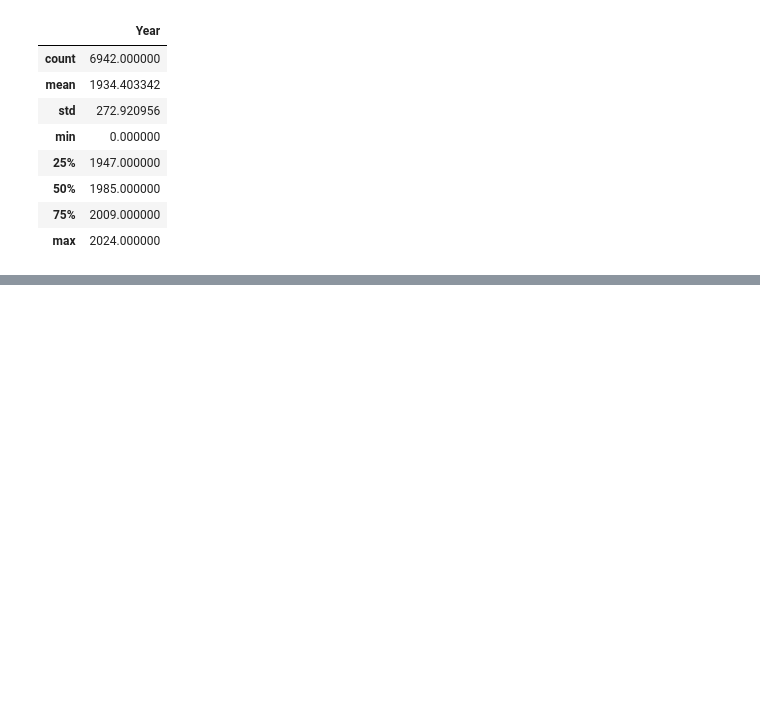
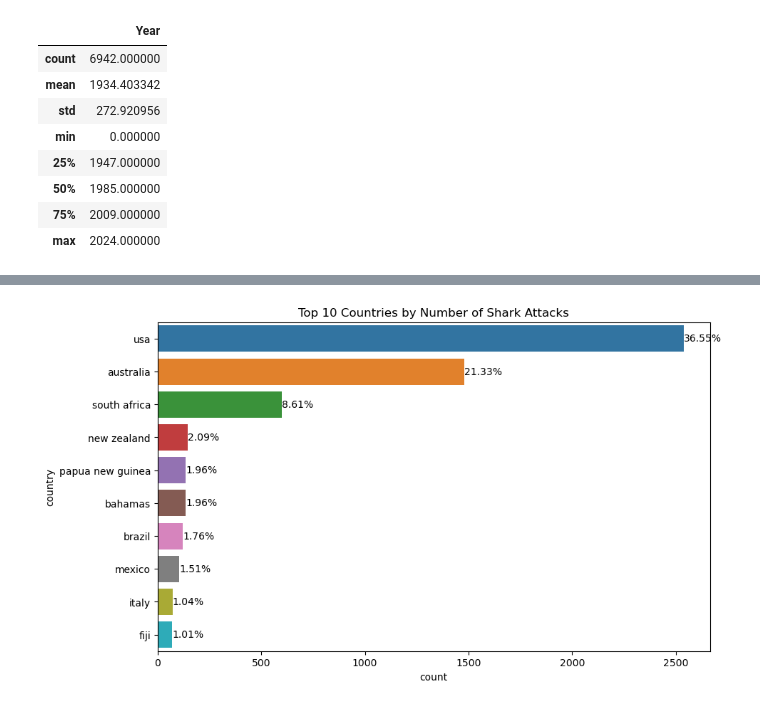
Before and after one commit to NGravereaux/sharks_attack_T3_P1, a Jupyter notebook: main.ipynb, the cells around one changed output, grey strips where cells are left out. Saved outputs shown, nothing was run; the diff lists cells and outputs as text; code cells hidden in the pictures; blank space fills up the shorter version.

Commit message:
Formatting and cleaning done, insights and visualization started

```diff
--- a/main.ipynb
+++ b/main.ipynb
@@ -357,0 +753,3 @@ sns.countplot(x='country', data=df_edit)
+# %%
+df1['sex'] = df1['sex'].replace(["M ", " M","lli", "M x 2", "N", "."],"M" )
+df1['sex'].value_counts()
@@ -357,0 +764,4 @@ sns.countplot(x='country', data=df_edit)
+# %%
+df1['sex'] = df1['sex'].fillna('Unknown')
+unknown_count = df1['sex'].value_counts().get('Unknown', 0)
+unknown_count
@@ -357,0 +772,3 @@ sns.countplot(x='country', data=df_edit)
+# %%
+df_cleaned = df1.copy()
+df_cleaned.shape
@@ -357,0 +785,3 @@ sns.countplot(x='country', data=df_edit)
+# %%
+
+df_cleaned = df_cleaned.sort_values(by='year_cleaned')
@@ -357,0 +802,24 @@ sns.countplot(x='country', data=df_edit)
+# %%
+import seaborn as sns
+import matplotlib.pyplot as plt
+
+# Assuming df_cleaned is your DataFrame and 'country' is the column you want to visualize
+top_10_countries = df_cleaned['country'].value_counts().nlargest(10)
+sorted_countries = top_10_countries.index
+total_attacks = df_cleaned['country'].value_counts().sum()
+
+# Create the horizontal bar plot
+plt.figure(figsize=(10, 6))
+ax = sns.countplot(data=df_cleaned[df_cleaned['country'].isin(sorted_countries)], y='country', order=sorted_countries)
+ax.set_title('Top 10 Countries by Number of Shark Attacks')
+
+# Annotate each bar with percentage
+for p in ax.patches:
+    width = p.get_width()
+    percentage = (width / total_attacks) * 100
+    ax.annotate(f'{percentage:.2f}%', (width, p.get_y() + p.get_height() / 2),
+                ha='left', va='center')
+
+plt.show()
+# %% [output]
+[figure, added]
```
Also changed, not shown: parts of 130 cells of this notebook.
